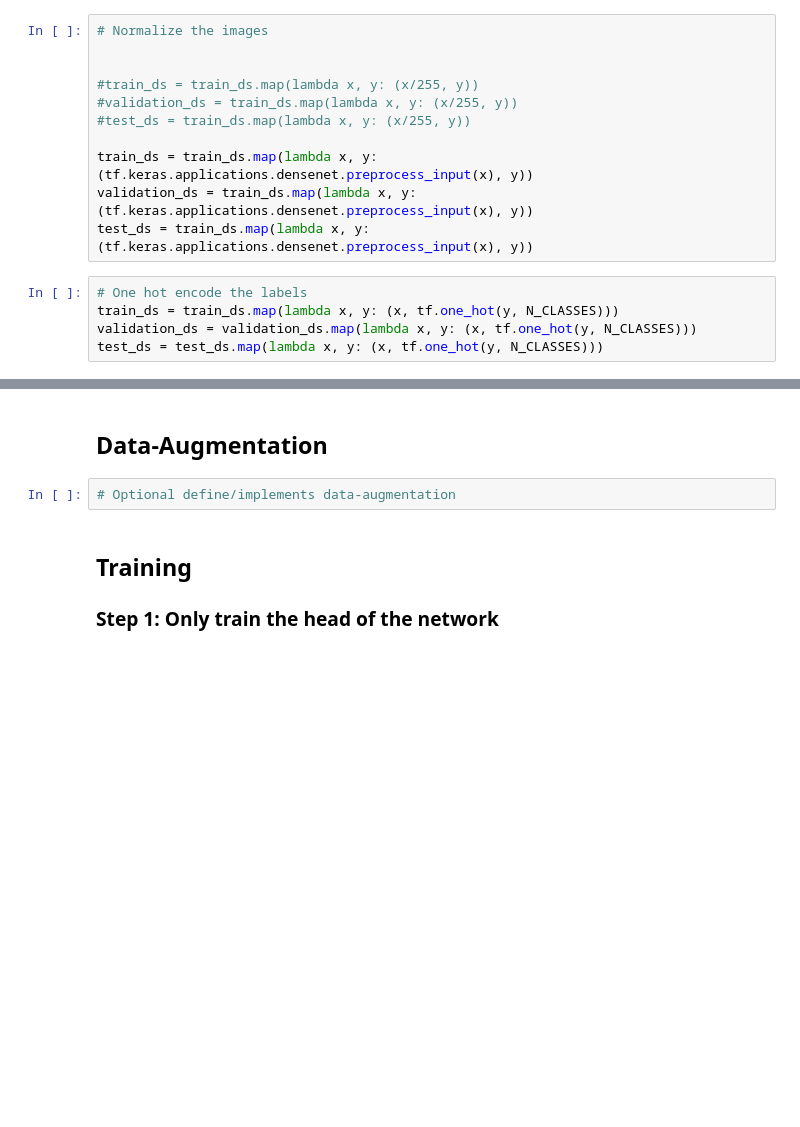
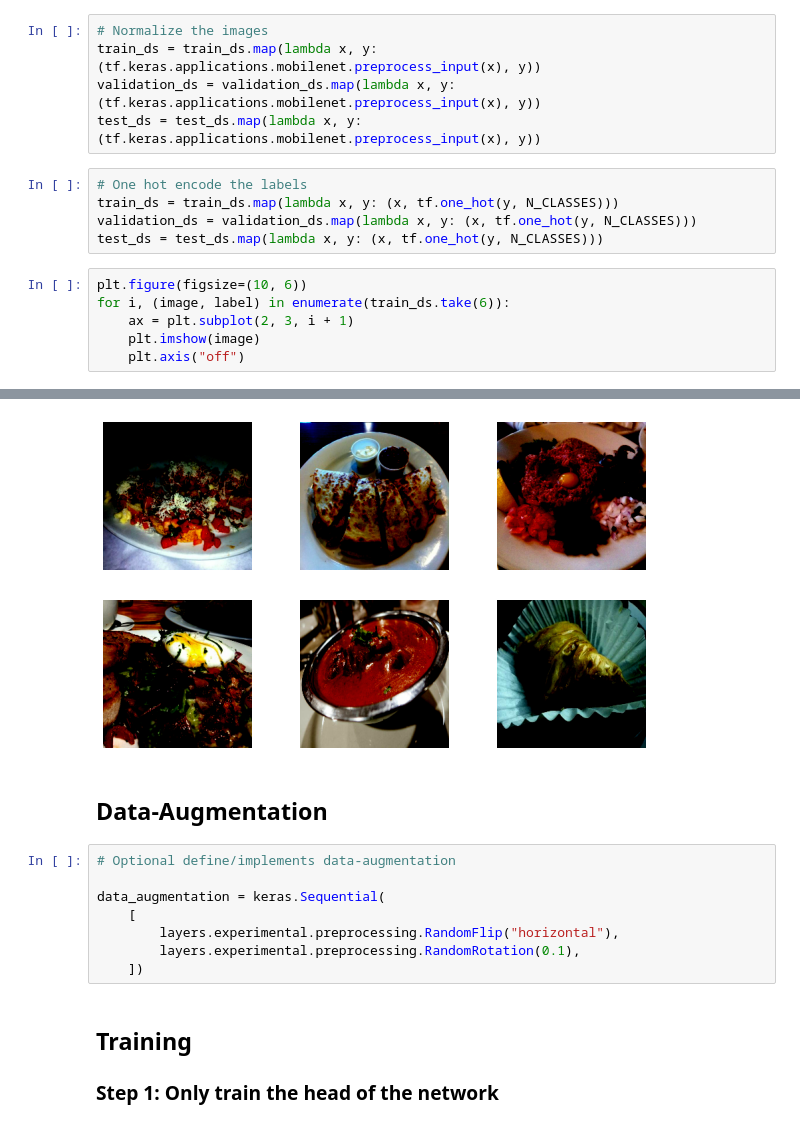
Before and after one commit to RomainCapo/T-DeLearn, a Jupyter notebook: PW10/ex2_transfer_learning_stud.ipynb, the cells around one changed output, grey strips where cells are left out. Saved outputs shown, nothing was run; the diff lists cells and outputs as text; blank space fills up the shorter version.

```diff
--- a/PW10/ex2_transfer_learning_stud.ipynb
+++ b/PW10/ex2_transfer_learning_stud.ipynb
@@ -67,16 +56,17 @@ test_ds = test_ds.map(lambda x, y: (tf.image.resize(x, IMG_SIZE), y))
 # %%
 # Normalize the images
-
-
-#train_ds = train_ds.map(lambda x, y: (x/255, y))
-#validation_ds = train_ds.map(lambda x, y: (x/255, y))
-#test_ds = train_ds.map(lambda x, y: (x/255, y))
-
-train_ds = train_ds.map(lambda x, y: (tf.keras.applications.densenet.preprocess_input(x), y))
-validation_ds = train_ds.map(lambda x, y: (tf.keras.applications.densenet.preprocess_input(x), y))
-test_ds = train_ds.map(lambda x, y: (tf.keras.applications.densenet.preprocess_input(x), y))
+train_ds = train_ds.map(lambda x, y: (tf.keras.applications.mobilenet.preprocess_input(x), y))
+validation_ds = validation_ds.map(lambda x, y: (tf.keras.applications.mobilenet.preprocess_input(x), y))
+test_ds = test_ds.map(lambda x, y: (tf.keras.applications.mobilenet.preprocess_input(x), y))
 # %%
 # One hot encode the labels
 train_ds = train_ds.map(lambda x, y: (x, tf.one_hot(y, N_CLASSES)))
 validation_ds = validation_ds.map(lambda x, y: (x, tf.one_hot(y, N_CLASSES)))
 test_ds = test_ds.map(lambda x, y: (x, tf.one_hot(y, N_CLASSES)))
+# %%
+plt.figure(figsize=(10, 6))
+for i, (image, label) in enumerate(train_ds.take(6)):
+    ax = plt.subplot(2, 3, i + 1)
+    plt.imshow(image)
+    plt.axis("off")
+# %% [output]
@@ -83,7 +79,14 @@ test_ds = test_ds.map(lambda x, y: (x, tf.one_hot(y, N_CLASSES)))
+[figure, added]
 # %% [markdown]
 ## Data-Augmentation
 # %%
 # Optional define/implements data-augmentation
+
+data_augmentation = keras.Sequential(
+    [
+        layers.experimental.preprocessing.RandomFlip("horizontal"),
+        layers.experimental.preprocessing.RandomRotation(0.1),
+    ])
 # %% [markdown]
 ## Training
 ### Step 1: Only train the head of the network
```
Also changed, not shown: parts of 15 cells of this notebook, 7 other files.
